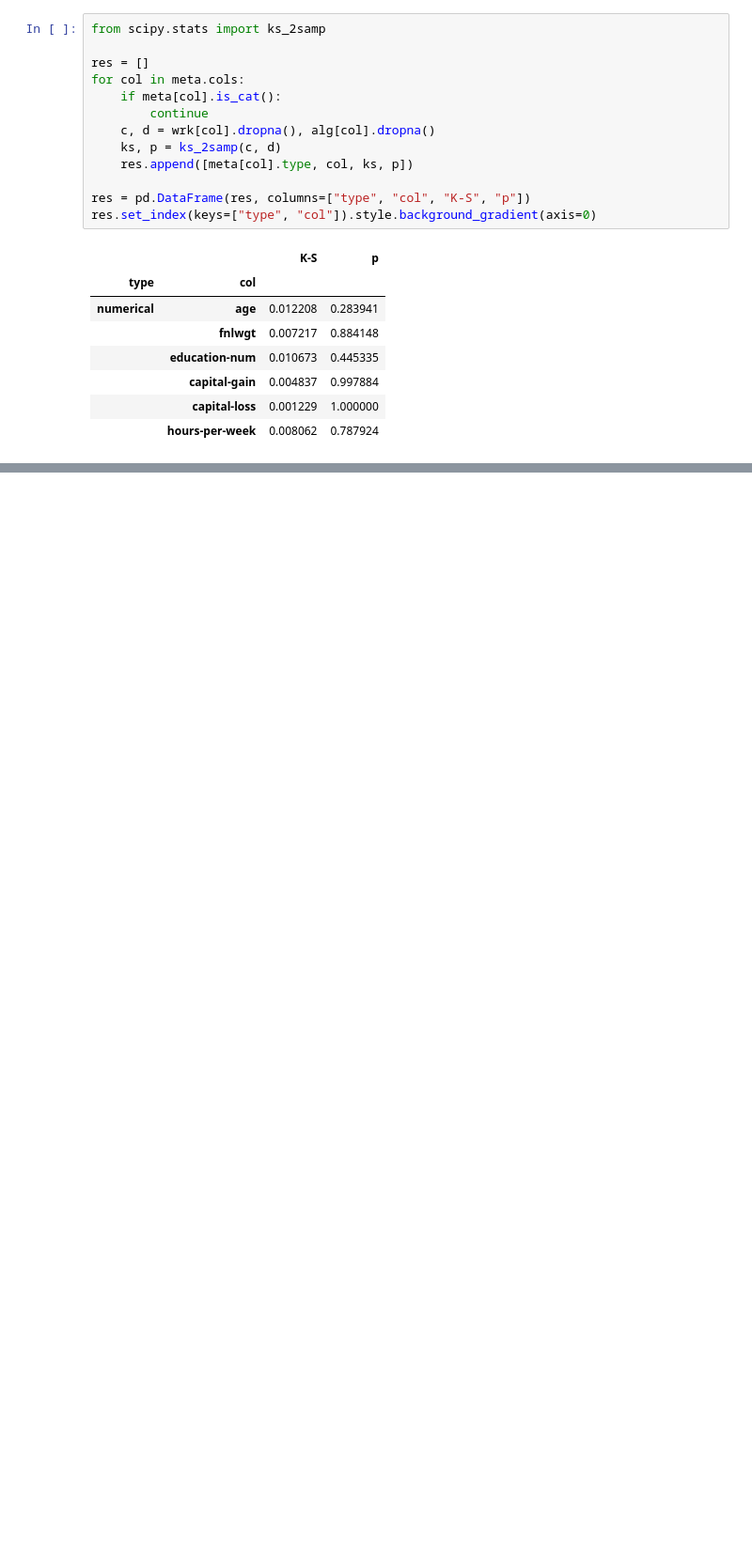
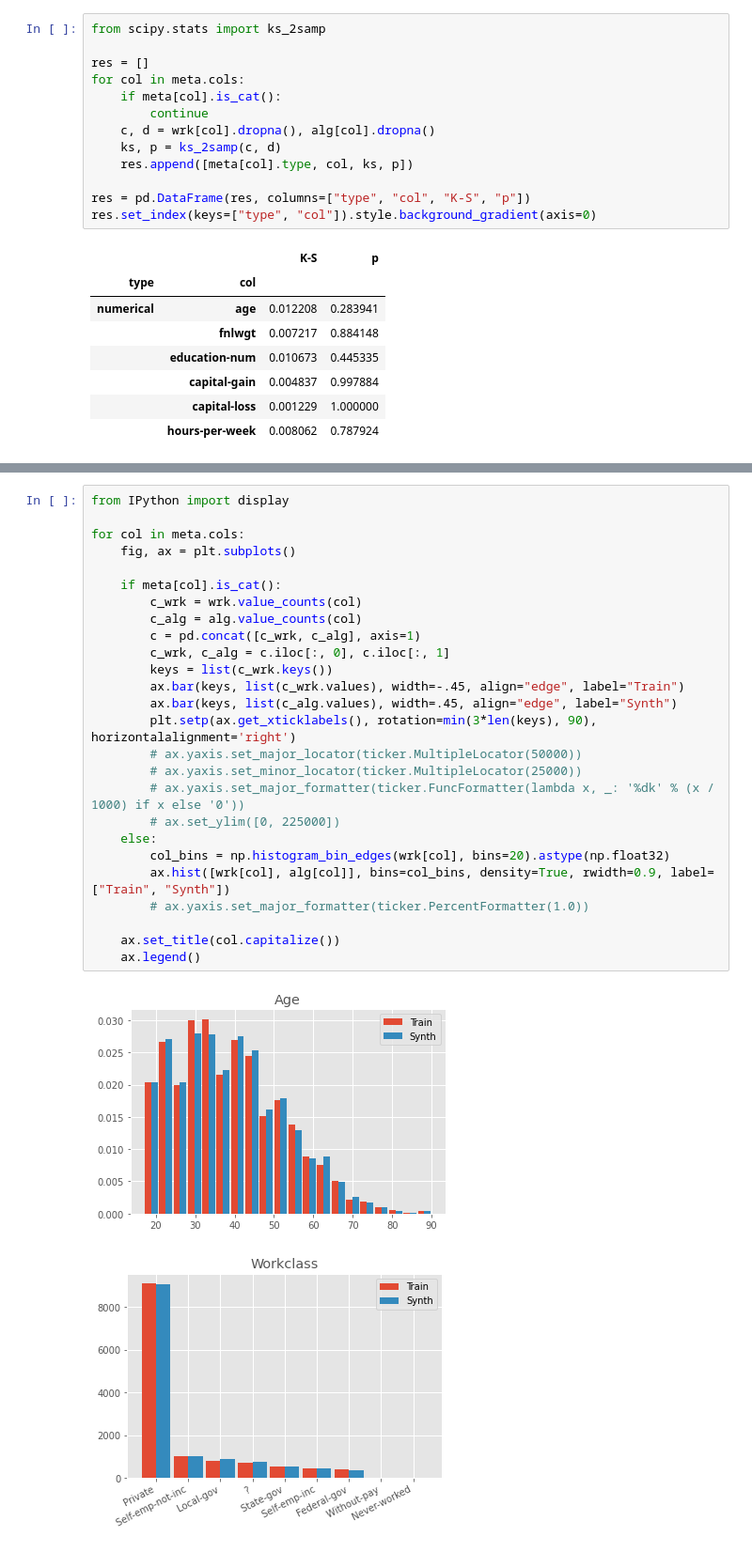
Before and after one commit to pasteur-dev/pasteur, a Jupyter notebook: notebooks/analyze_table.ipynb, the cells around one changed output, grey strips where cells are left out. Shown: that part at 94% size. Drawn from its saved outputs; the diff is of its cells as text; blank space fills up the shorter version.

Commit message:
add histograms to analyze_table

```diff
--- a/notebooks/analyze_table.ipynb
+++ b/notebooks/analyze_table.ipynb
@@ -161,0 +263,29 @@ res.set_index(keys=["type", "col"]).style.background_gradient(axis=0)
+# %%
+from IPython import display
+
+for col in meta.cols:
+    fig, ax = plt.subplots()
+
+    if meta[col].is_cat():
+        c_wrk = wrk.value_counts(col)
+        c_alg = alg.value_counts(col)
+        c = pd.concat([c_wrk, c_alg], axis=1)
+        c_wrk, c_alg = c.iloc[:, 0], c.iloc[:, 1]
+        keys = list(c_wrk.keys())
+        ax.bar(keys, list(c_wrk.values), width=-.45, align="edge", label="Train")
+        ax.bar(keys, list(c_alg.values), width=.45, align="edge", label="Synth")
+        plt.setp(ax.get_xticklabels(), rotation=min(3*len(keys), 90), horizontalalignment='right')
+        # ax.yaxis.set_major_locator(ticker.MultipleLocator(50000))
+        # ax.yaxis.set_minor_locator(ticker.MultipleLocator(25000))
+        # ax.yaxis.set_major_formatter(ticker.FuncFormatter(lambda x, _: '%dk' % (x / 1000) if x else '0'))
+        # ax.set_ylim([0, 225000])
+    else:
+        col_bins = np.histogram_bin_edges(wrk[col], bins=20).astype(np.float32)
+        ax.hist([wrk[col], alg[col]], bins=col_bins, density=True, rwidth=0.9, label=["Train", "Synth"])
+        # ax.yaxis.set_major_formatter(ticker.PercentFormatter(1.0))
+
+    ax.set_title(col.capitalize())
+    ax.legend()
+# %% [output]
+[figure, added]
+[figure, added]
```
Also changed, not shown: parts of 4 cells of this notebook, 1 other file.
